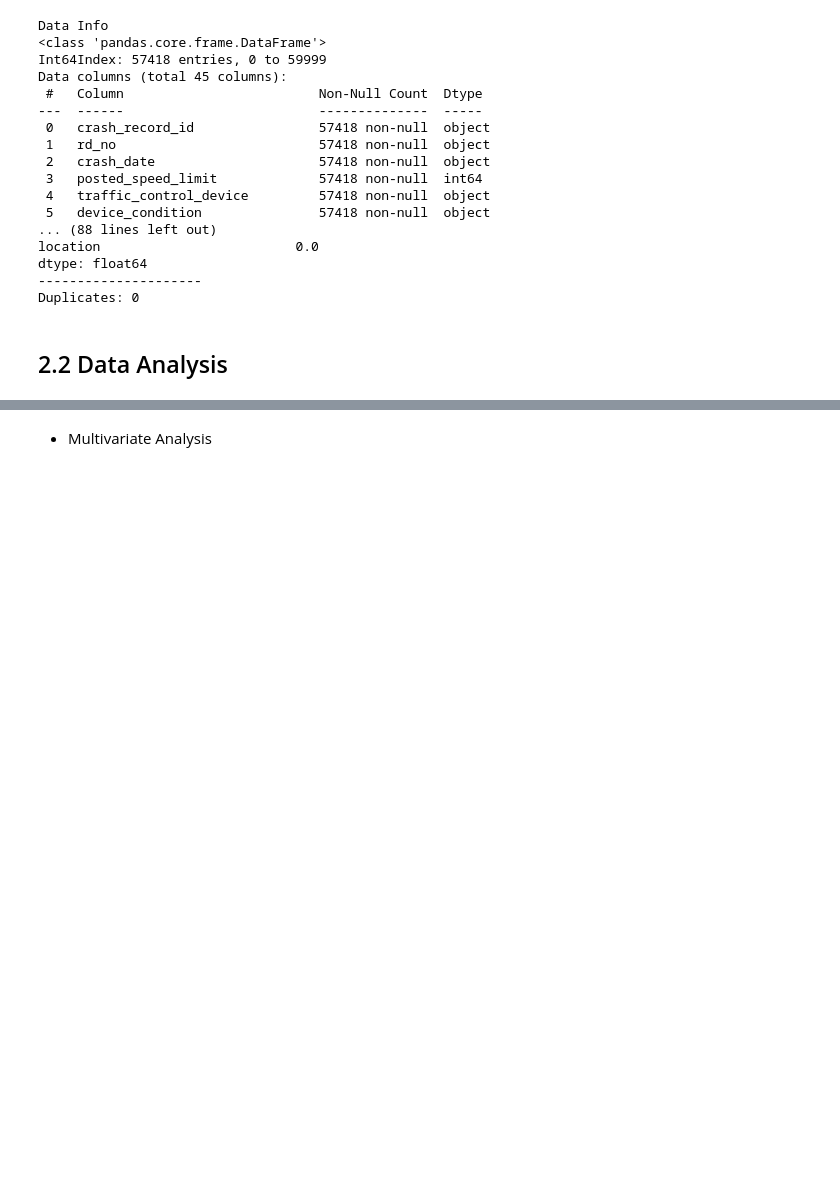
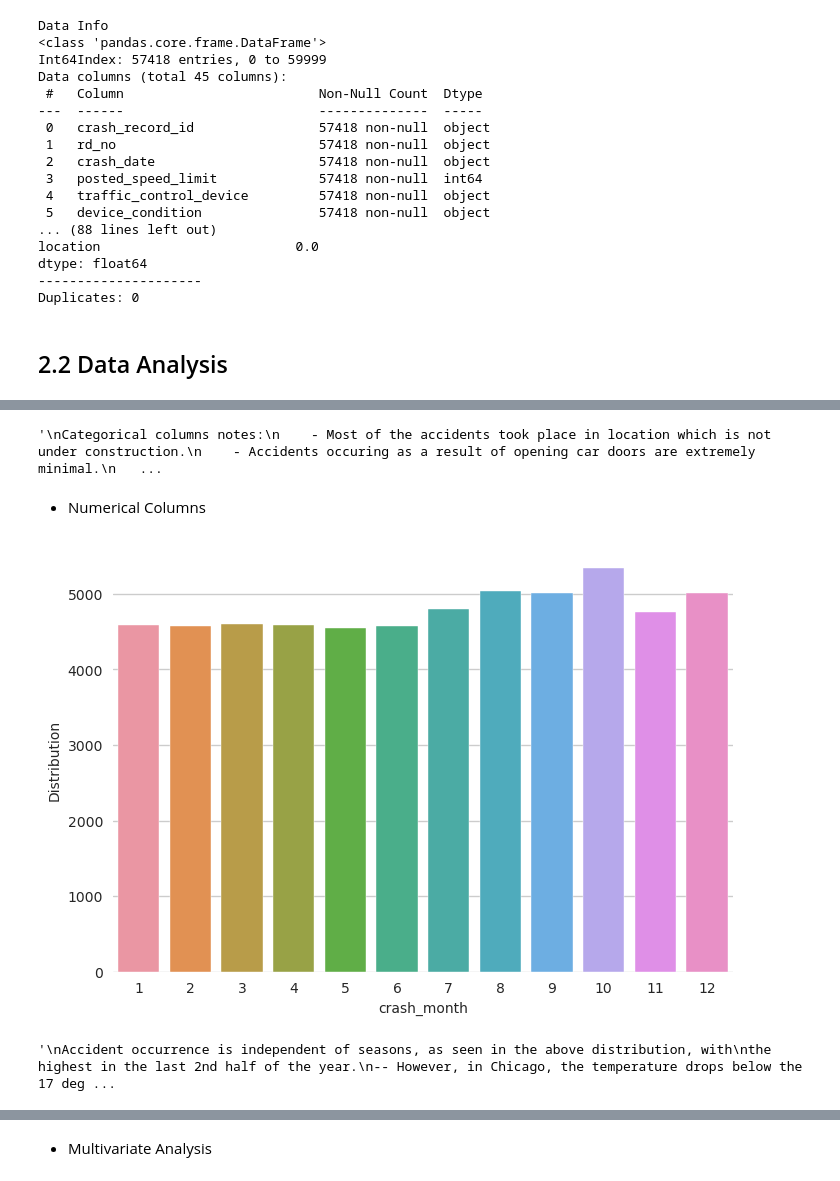
Before and after one commit to kinoti-m-martin/Phase3_Project, a Jupyter notebook: notebook.ipynb, the cells around one changed output, grey strips where cells are left out. Cells and saved outputs as stored; diff of their text form; code cells hidden in the pictures; blank space fills up the shorter version.

```diff
--- a/notebook.ipynb
+++ b/notebook.ipynb
@@ -226,0 +292,44 @@ data_num = data_sample.select_dtypes("number")
+# %%
+"""
+Categorical columns notes:
+    - Most of the accidents took place in location which is not under construction.
+    - Accidents occuring as a result of opening car doors are extremely minimal.
+    - Most of the accidents are happening when there sufficient lighting(Daylight),
+      and during a "clear" weather - normal weather, where the road surface is "Dry".
+    - Accidents are mostly at areas with no traffic controls. Those at traffic controls,
+      the devices are mostly working properly.
+    - Depending on the road structure, most accidents occur in two-way-traffic roads.
+    - There are minimal damages on the roads, where some of the accidents occur.
+    - The defects realised on the road structure are minimal, with less accidents occuring
+      in such cases.
+
+    The accidents on the roads bring about high cost in damages of the structure, as well as
+    injuries on the road users.
+"""
+# %% [output]
+'\nCategorical columns notes:\n    - Most of the accidents took place in location which is not under construction.\n    - Accidents occuring as a result of opening car doors are extremely minimal.\n   ...
+# %% [markdown]
+* Numerical Columns
+# %%
+# Function to analyse the numerical columns
+def num_analysis(data, col):
+
+    val_counts = data[col].value_counts().sort_values(ascending=False)
+    # Visualizations
+    sns.barplot(data=data, x=val_counts.index, y=val_counts.values)
+    plt.xlabel(col)
+    plt.ylabel("Distribution")
+# %%
+# The crash month analysis
+num_analysis(data_num, col="crash_month")
+# %% [output]
+[figure, added]
+# %%
+"""
+Accident occurrence is independent of seasons, as seen in the above distribution, with
+the highest in the last 2nd half of the year.
+-- However, in Chicago, the temperature drops below the 17 degrees threshold onwards
+   to December; but has no direct relationship with accident occurence.
+"""
+# %% [output]
+'\nAccident occurrence is independent of seasons, as seen in the above distribution, with\nthe highest in the last 2nd half of the year.\n-- However, in Chicago, the temperature drops below the 17 deg ...
```
Also changed, not shown: parts of 59 cells of this notebook, 1 other file.
